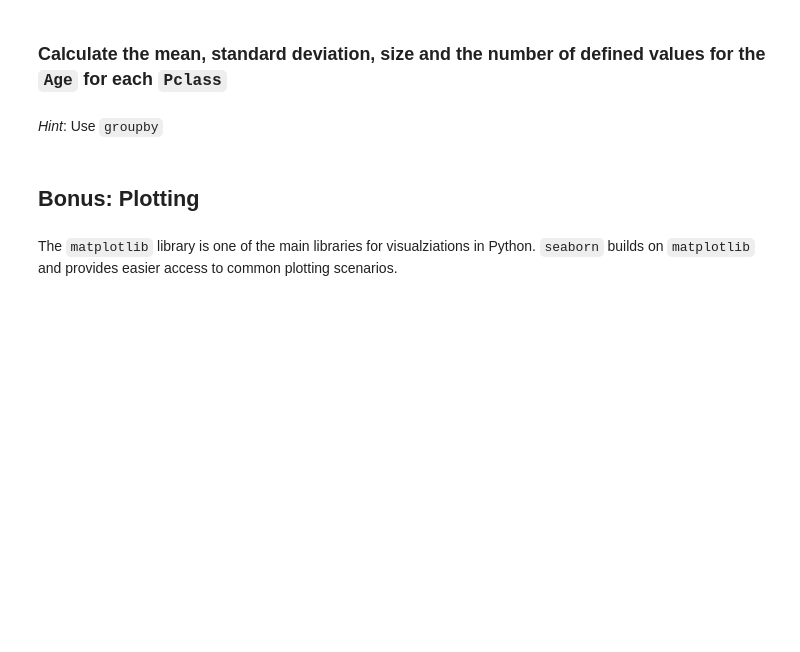
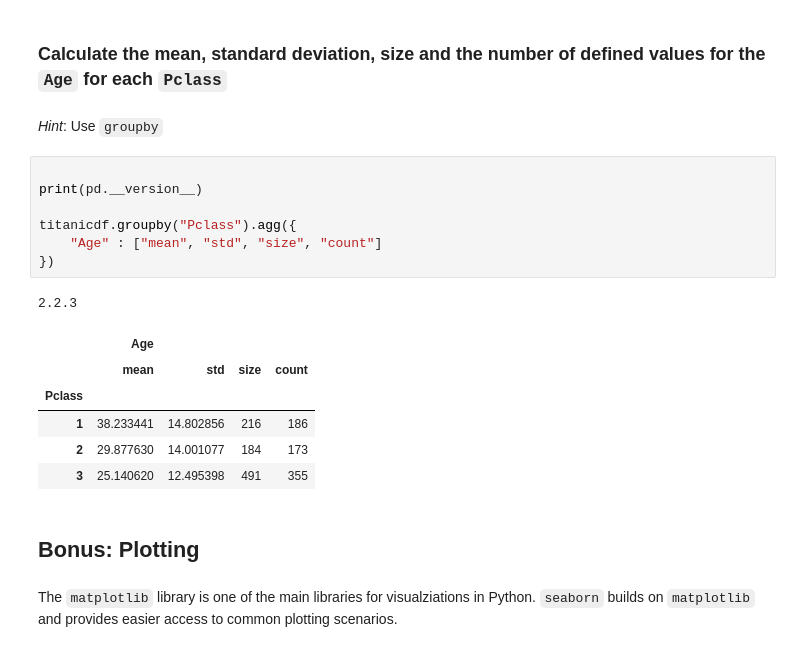
Before and after one commit to geyerfranziska/DataScience, a Jupyter notebook: chapters/exercise_01/intro-to-python_tasks.ipynb, the cells around one changed output. Drawn from its saved outputs; the diff is of its cells as text; blank space fills up the shorter version.

```diff
--- a/chapters/exercise_01/intro-to-python_tasks.ipynb
+++ b/chapters/exercise_01/intro-to-python_tasks.ipynb
@@ -457,6 +458,21 @@ Also, which variable has the most NAs?
 ### Calculate the mean, standard deviation, size and the number of defined values for the `Age` for each `Pclass`
 # %% [markdown]
 *Hint*: Use `groupby`
+# %%
+
+print(pd.__version__)
+
+titanicdf.groupby("Pclass").agg({
+    "Age" : ["mean", "std", "size", "count"]
+})
+# %% [output]
+2.2.3
+|  | Age |  |  |  |
+|  | mean | std | size | count |
+| Pclass |  |  |  |  |
+| 1 | 38.233441 | 14.802856 | 216 | 186 |
+| 2 | 29.877630 | 14.001077 | 184 | 173 |
+| 3 | 25.140620 | 12.495398 | 491 | 355 |
 # %% [markdown]
 ## Bonus: Plotting
 # %% [markdown]
```
Also changed, not shown: parts of 2 cells of this notebook.
